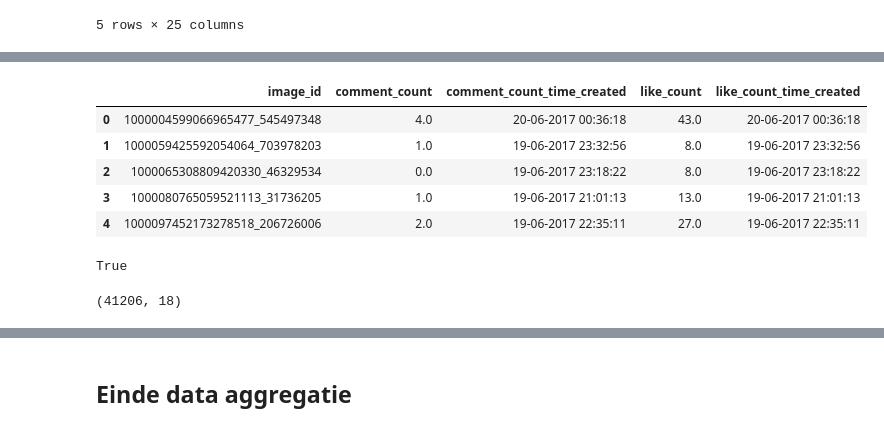
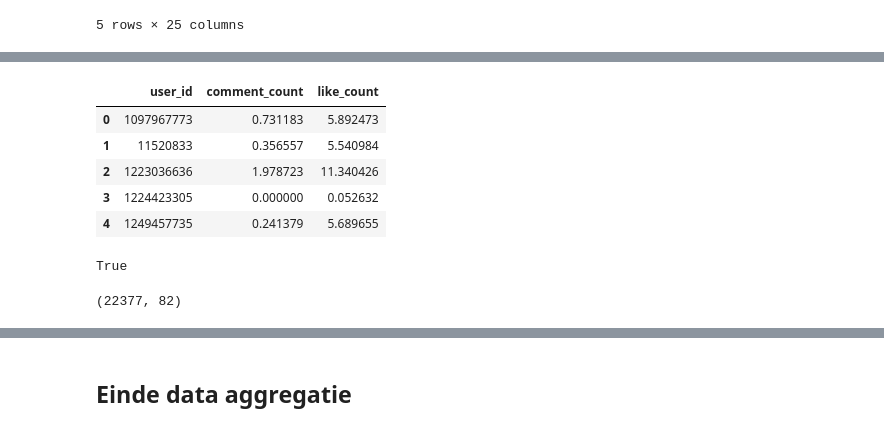
Before and after one commit to JeffreyBosman/FDScase2, a Jupyter notebook: Preprocessing_instagram_assignment.ipynb, the cells around one changed output, grey strips where cells are left out. Cells and saved outputs as stored; diff of their text form; code cells hidden in the pictures.

```diff
--- a/Preprocessing_instagram_assignment.ipynb
+++ b/Preprocessing_instagram_assignment.ipynb
@@ -51,16 +51,30 @@ emo_face.head()
 #####################################
 ## FACE --> PEOPLE en GENDER
 #####################################
+f = lambda x: x["image_id"].split("_")[1]  ## Maak functie aan
+
 df_people_in_pic = face_df[['image_id','face_id']].drop_duplicates()
-df_aantal_people_in_pic = df_people_in_pic.groupby(['image_id']).count().reset_index()
-df_aantal_people_in_pic.columns = ['image_id', 'aantal_personen']
+df_people_in_pic['user_id']= df_people_in_pic.apply(f, axis=1)
+df_people_in_pic.drop(columns = 'image_id',axis=1,inplace=True)
+df_people_in_pic = df_people_in_pic.drop_duplicates()
+
+df_aantal_people_in_pic = df_people_in_pic.groupby(['user_id']).count().reset_index()
+df_aantal_people_in_pic.columns = ['user_id', 'aantal_personen']
 df_aantal_people_in_pic
+
+
 df = face_df[['image_id','face_id','face_gender']].drop_duplicates()
+df['user_id']= df.apply(f, axis=1)
+df.drop(columns = 'image_id',axis=1,inplace=True)
+df = df.drop_duplicates()
+
+
+
 df = df[df['face_gender'] == 'Male']  ## Select only males
-df = df.groupby('image_id').count().reset_index()
-df.columns = ['image_id', 'aantal_mannen', 'mag_weg']
-df_aantal_mannen_in_pic = df[['image_id', 'aantal_mannen']]
-people = pd.merge(df_aantal_people_in_pic, df_aantal_mannen_in_pic, how='left', on='image_id').fillna(0)
+df = df.groupby('user_id').count().reset_index()
+df.columns = ['user_id', 'aantal_mannen', 'mag_weg']
+df_aantal_mannen_in_pic = df[['user_id', 'aantal_mannen']]
+people = pd.merge(df_aantal_people_in_pic, df_aantal_mannen_in_pic, how='left', on='user_id').fillna(0)
 people['aantal_vrouwen'] = people.aantal_personen - people.aantal_mannen
 people['ratio_mannen']  = people.aantal_mannen / people.aantal_personen
 people['ratio_vrouwen']  = people.aantal_vrouwen / people.aantal_personen
@@ -147,17 +193,20 @@ True
 # %%
 #####################################
 ## Metrix
 #####################################
+metrics_df['user_id']=metrics_df.apply(f, axis=1)
 metrics_df = metrics_df.groupby('image_id').max() ## op een of andere manier werkt drop_duplicates niet vaagg...
 metrics_df = metrics_df.reset_index()
-metrics_df.head()
+df = metrics_df[['user_id','comment_count','like_count']]
+metrics_df_user = df.groupby('user_id').mean().reset_index()
+metrics_df_user.head()
 # %% [output]
-|  | image_id | comment_count | comment_count_time_created | like_count | like_count_time_created |
-| 0 | 1000004599066965477_545497348 | 4.0 | 20-06-2017 00:36:18 | 43.0 | 20-06-2017 00:36:18 |
-| 1 | 1000059425592054064_703978203 | 1.0 | 19-06-2017 23:32:56 | 8.0 | 19-06-2017 23:32:56 |
-| 2 | 1000065308809420330_46329534 | 0.0 | 19-06-2017 23:18:22 | 8.0 | 19-06-2017 23:18:22 |
-| 3 | 1000080765059521113_31736205 | 1.0 | 19-06-2017 21:01:13 | 13.0 | 19-06-2017 21:01:13 |
-| 4 | 1000097452173278518_206726006 | 2.0 | 19-06-2017 22:35:11 | 27.0 | 19-06-2017 22:35:11 |
+|  | user_id | comment_count | like_count |
+| 0 | 1097967773 | 0.731183 | 5.892473 |
+| 1 | 11520833 | 0.356557 | 5.540984 |
+| 2 | 1223036636 | 1.978723 | 11.340426 |
+| 3 | 1224423305 | 0.000000 | 0.052632 |
+| 4 | 1249457735 | 0.241379 | 5.689655 |
 # %%
 #####################################
 ## IMAGE
@@ -184,12 +233,12 @@ emo_face.shape#(15957, 7)   NIet elke foto heeft mensen erin
 df_object.shape#(31051, 48) Niet elke foto heeft een getraind object, gelukkig wel veel gevonden
 emotion_score.shape#(41292, 24) Voor paar fotos niet gevuld
 leeftijd_mensen_in_foto.shape#(15957, 9)   NIet elke foto heeft mensen erin
-people.shape#(15957, 6)   NIet elke foto heeft mensen erin
+# people.shape#(15957, 6)   NIet elke foto heeft mensen erin
 metrics_df.shape#(35803, 4) ##RAAR dat dit niet voor elke gevuld is.... Denk dat de data die we hebben gekregen beetje corrupt is, zaten ook duplicates tussen
 image_df.shape#(41206, 18) ## dit zijn alle fotos
 anp.shape#(22377, 82) ## We hebben hierin gesneden dus dit kan kloppen
 # %% [output]
-(41206, 18)
+(22377, 82)
 # %%
 #####################################
 ## User id uit elke extracten
```
Also changed, not shown: parts of 9 cells of this notebook.
